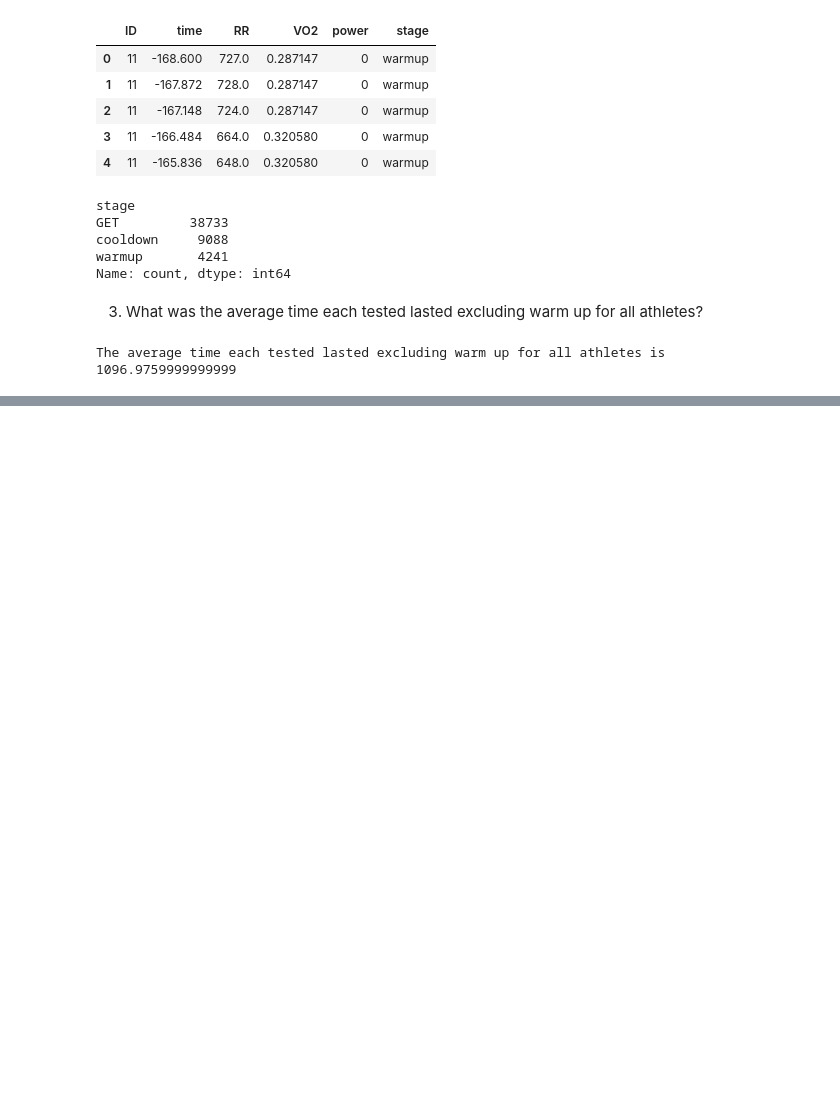
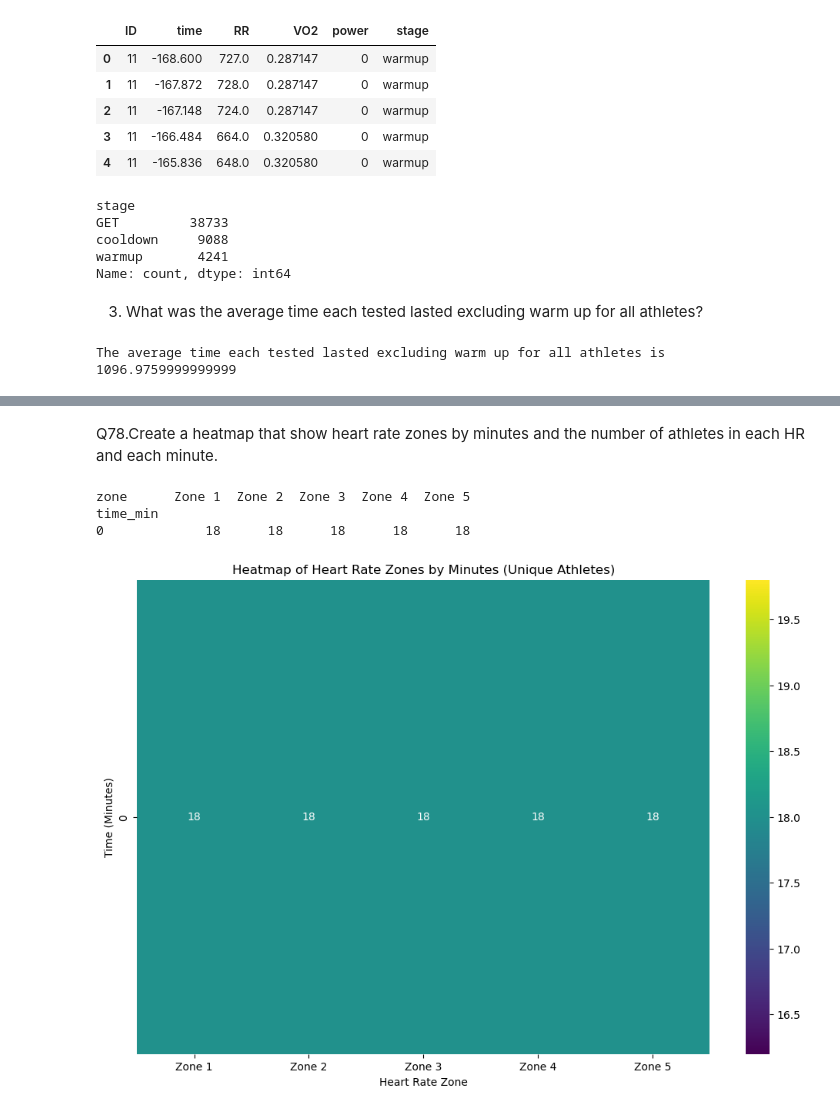
Before and after one commit to anuvarsha2642/3_Code_Rangers_PythonHackathon_Aug24, a Jupyter notebook: 3_CodeRangers_PythonHackathon_Aug24.ipynb, the cells around one changed output, grey strips where cells are left out. Cells and saved outputs as stored; diff of their text form; code cells hidden in the pictures; blank space fills up the shorter version.

```diff
--- a/3_CodeRangers_PythonHackathon_Aug24.ipynb
+++ b/3_CodeRangers_PythonHackathon_Aug24.ipynb
@@ -86,0 +229,15 @@ df_Fencing=pd.read_csv(file_path_Fencing)
+# %%
+df_data_zoning=df_data.copy()
+df_data_zoning=pd.merge(df_data,df_Athletes[['ID','age','sport']],on ='ID')
+df_data_zoning['HRMax']=220-df_data_zoning['age']
+df_data_zoning['HeartRateBPM'] = 60 / (df_data_zoning['RR'] / 1000)
+df_data_zoning['Heart_Rate_Percentage']=(df_data_zoning['HeartRateBPM']/df_data_zoning['HRMax'])*100
+#Zoning Code using pd.cut()
+
+df_data_zoning['zone'] = pd.cut(df_data_zoning['HeartRateBPM'],
+                          bins=[0, 100, 120, 135, 155, float('inf')],
+                          labels=['Zone 1', 'Zone 2', 'Zone 3', 'Zone 4', 'Zone 5'],
+                          right=False)
+
+ct = pd.crosstab(df_data_zoning['sport'], df_data_zoning['zone'])
+ct
@@ -86,0 +326,24 @@ df_Fencing=pd.read_csv(file_path_Fencing)
+# %% [markdown]
+Q78.Create a heatmap that show heart rate zones by minutes and the number of athletes in each HR and each minute.
+# %%
+df_data_zoning['time_min'] = (df_data_zoning['time'] / 60000).astype(int)
+
+# Grouping to count unique athletes in each zone per minute
+grouped_df = df_data_zoning.groupby(['time_min', 'zone', 'ID']).size().reset_index(name='count')
+grouped_df = grouped_df.groupby(['time_min', 'zone'])['ID'].nunique().unstack(fill_value=0)
+
+# Check the grouped dataframe to ensure data is aggregated correctly
+print(grouped_df.head())
+
+# Plotting the heatmap
+plt.figure(figsize=(12, 8))
+sns.heatmap(grouped_df, cmap="viridis", annot=True, fmt="d")
+plt.title('Heatmap of Heart Rate Zones by Minutes (Unique Athletes)')
+plt.xlabel('Heart Rate Zone')
+plt.ylabel('Time (Minutes)')
+plt.show()
+# %% [output]
+zone      Zone 1  Zone 2  Zone 3  Zone 4  Zone 5
+time_min
+0             18      18      18      18      18
+[figure, added]
```
Also changed, not shown: parts of 38 cells of this notebook, 1 other file.
